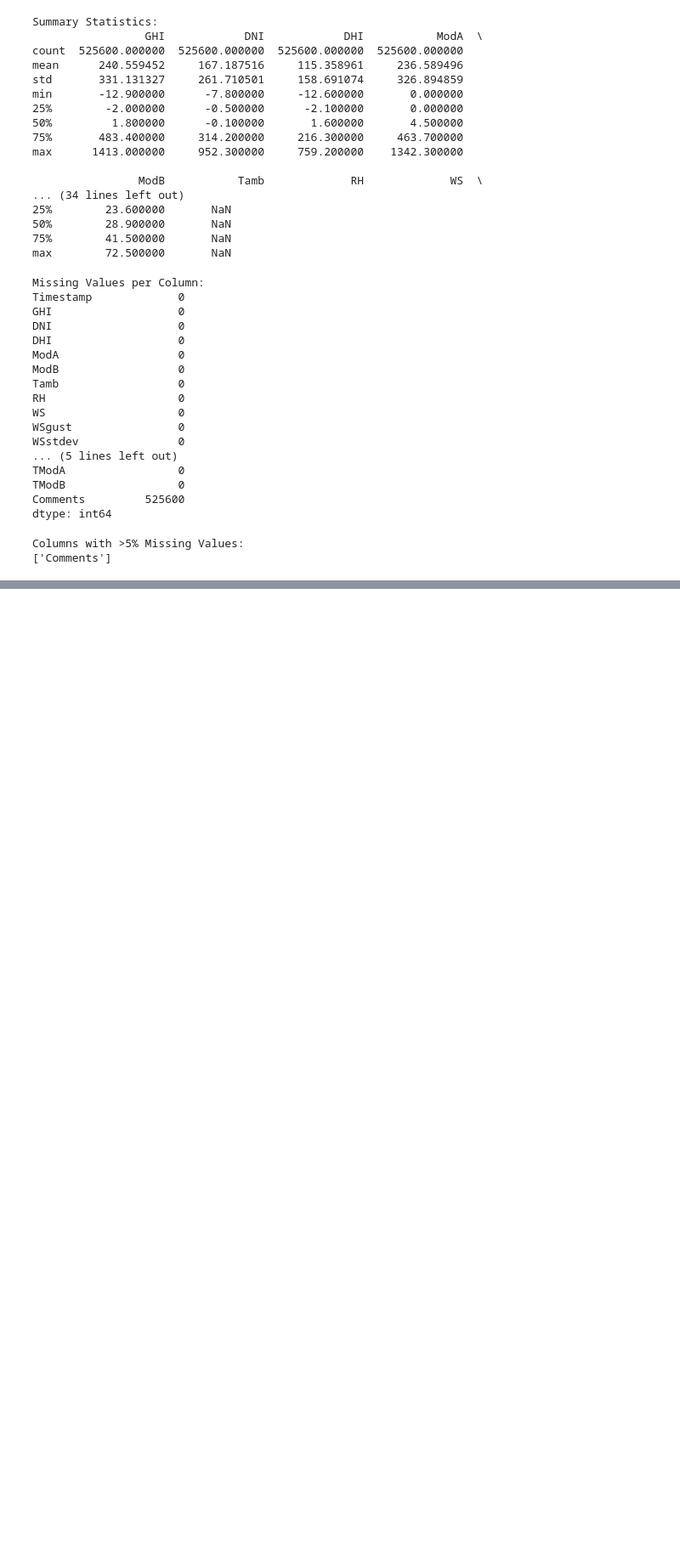
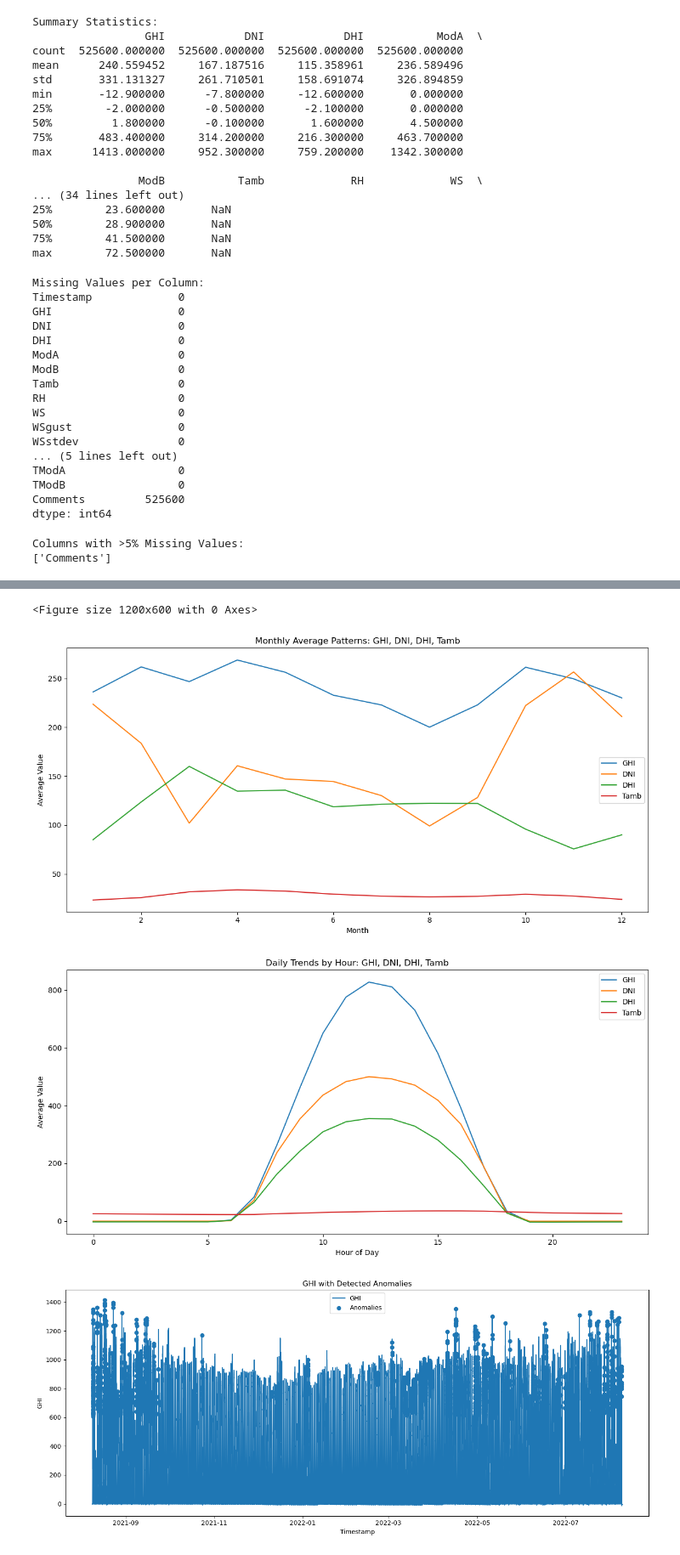
Before and after one commit to RobZ578/solar-challenge-week0, a Jupyter notebook: notebook/benin_eda.ipynb, the cells around one changed output, grey strips where cells are left out. Shown at 85% size. Drawn from its saved outputs; the diff is of its cells as text; code cells hidden in the pictures; blank space fills up the shorter version.

```diff
--- a/notebook/benin_eda.ipynb
+++ b/notebook/benin_eda.ipynb
@@ -58,0 +224,55 @@ Columns with >5% Missing Values:
+# %%
+# Ensure timestamp is datetime
+df['Timestamp'] = pd.to_datetime(df['Timestamp'])
+
+# Create month and hour columns
+df['Month'] = df['Timestamp'].dt.month
+df['Hour'] = df['Timestamp'].dt.hour
+
+# 1. Monthly patterns (average by month)
+monthly_avg = df.groupby('Month')[['GHI', 'DNI', 'DHI', 'Tamb']].mean()
+
+# 2. Daily trends (average by hour)
+hourly_avg = df.groupby('Hour')[['GHI', 'DNI', 'DHI', 'Tamb']].mean()
+
+# 3. Detect anomalies using Z-scores
+from scipy.stats import zscore
+cols = ['GHI', 'DNI', 'DHI', 'Tamb']
+z = df[cols].apply(zscore)
+anomalies = df[(abs(z) > 3).any(axis=1)]
+
+# 4. Plots
+import matplotlib.pyplot as plt
+
+# Monthly pattern plot
+plt.figure(figsize=(12,6))
+monthly_avg.plot(figsize=(12,6))
+plt.title("Monthly Average Patterns: GHI, DNI, DHI, Tamb")
+plt.xlabel("Month")
+plt.ylabel("Average Value")
+plt.tight_layout()
+plt.show()
+
+# Daily trend plot
+hourly_avg.plot(figsize=(12,6))
+plt.title("Daily Trends by Hour: GHI, DNI, DHI, Tamb")
+plt.xlabel("Hour of Day")
+plt.ylabel("Average Value")
+plt.tight_layout()
+plt.show()
+
+# Anomaly plot (GHI example)
+plt.figure(figsize=(14,6))
+plt.plot(df['Timestamp'], df['GHI'], label='GHI')
+plt.scatter(anomalies['Timestamp'], anomalies['GHI'], marker='o', label='Anomalies')
+plt.title("GHI with Detected Anomalies")
+plt.xlabel("Timestamp")
+plt.ylabel("GHI")
+plt.legend()
+plt.tight_layout()
+plt.show()
+# %% [output]
+<Figure size 1200x600 with 0 Axes>
+[figure, added]
+[figure, added]
+[figure, added]
```
Also changed, not shown: parts of 16 cells of this notebook, 1 other file.
